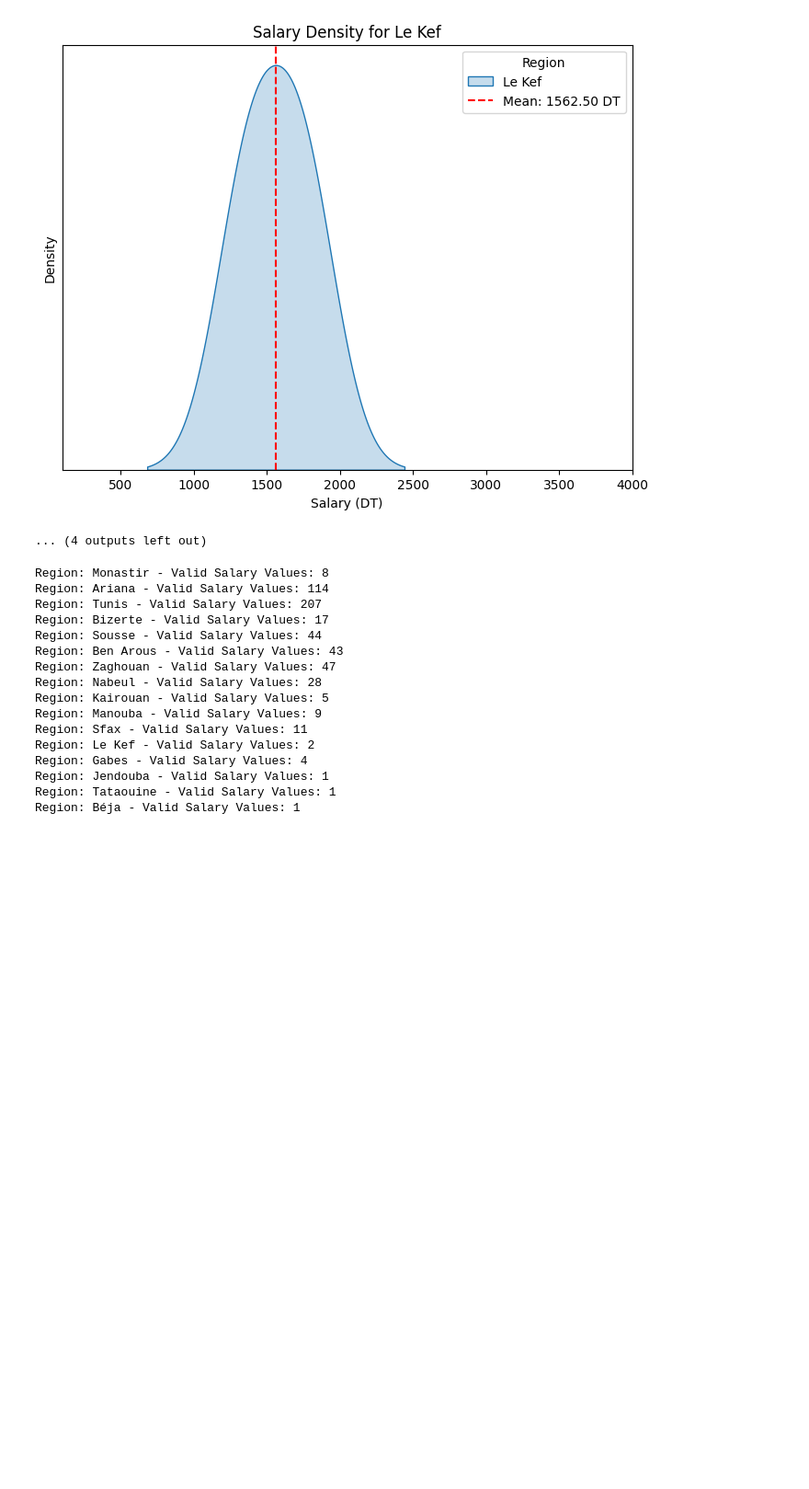
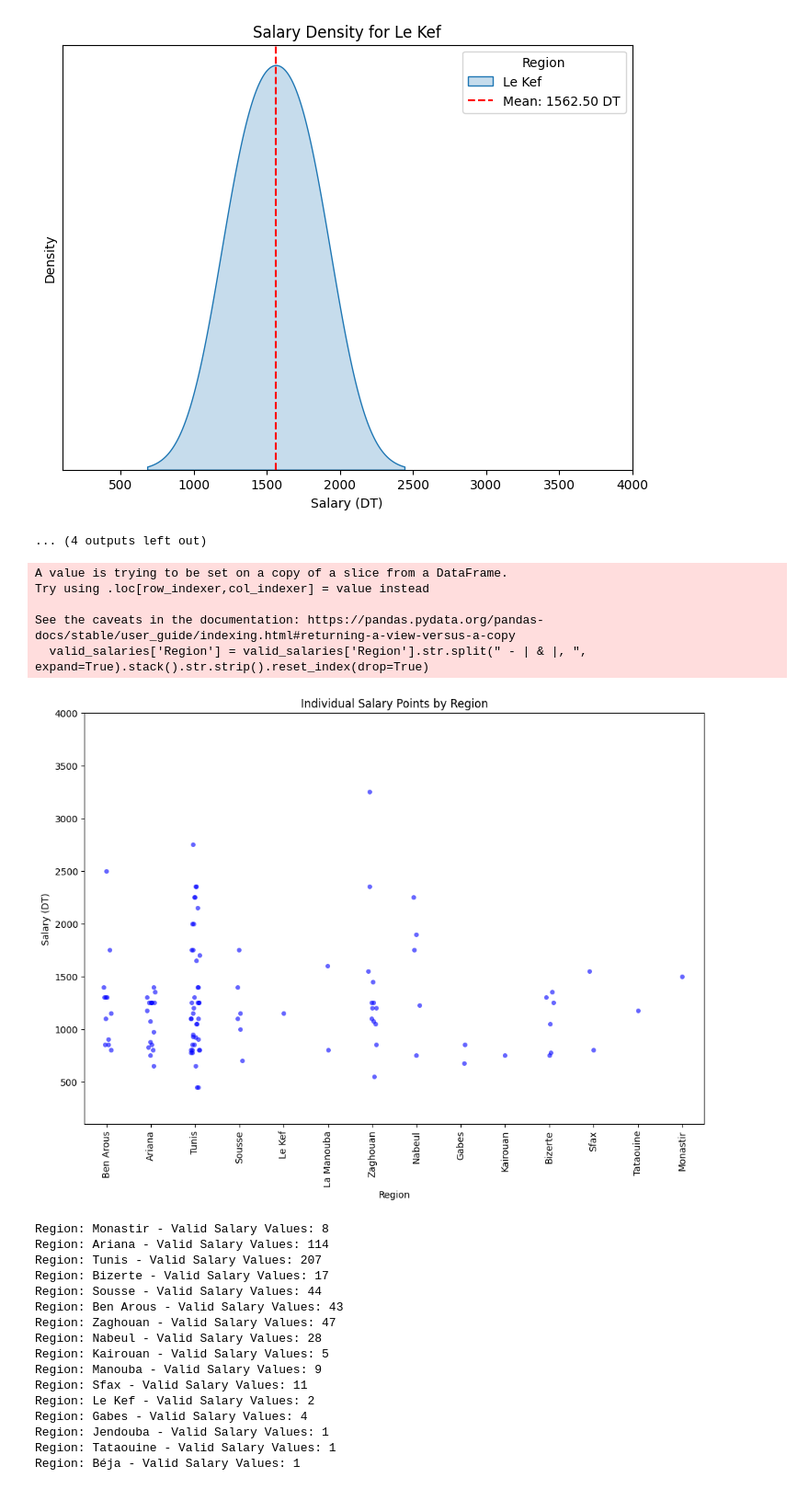
Before and after one commit to ImtiezMrad/ML-project, a Jupyter notebook: tanitjobsscrapper/data_preparation.ipynb, the cells around one changed output. Shown at 92% size. Drawn from its saved outputs; the diff is of its cells as text; code cells hidden in the pictures; blank space fills up the shorter version.

```diff
--- a/tanitjobsscrapper/data_preparation.ipynb
+++ b/tanitjobsscrapper/data_preparation.ipynb
@@ -496,6 +551,69 @@ for region in all_regions.unique():
 [figure]
 [figure]
 ... (4 outputs left out)
+# %%
+import matplotlib.pyplot as plt
+import seaborn as sns
+import pandas as pd
+import numpy as np
+
+# Process the salary function
+def process_salary(salary):
+    if salary is None or pd.isna(salary) or "DT / Mois" not in salary:
+        return np.nan
+    salary = salary.replace(" DT / Mois", "").replace(",", ".")
+    if "-" in salary:
+        try:
+            low, high = map(float, salary.split(" - "))
+            if low <= 100 or high <= 100:  # Outliers
+                return np.nan
+            return (low + high) / 2
+        except ValueError:
+            return np.nan
+    else:
+        try:
+            value = float(salary)
+            if value <= 100:  # Outliers
+                return np.nan
+            return value
+        except ValueError:
+            return np.nan
+
+# Apply the processing on the salary column
+combined_df["Processed_Salary"] = combined_df["Salary"].apply(process_salary)
+
+# Filter out rows with invalid salary data
+valid_salaries = combined_df.dropna(subset=["Processed_Salary"])
+
+# Split the "Region" column into individual regions, stack, and strip whitespace
+all_regions = valid_salaries["Region"].str.split(" - | & |, ", expand=True).stack().str.strip()
+
+# Standardize region names
+all_regions.replace({"La Manouba": "Manouba"}, inplace=True)
+
+# Create a new column 'Region' for each individual region
+valid_salaries['Region'] = valid_salaries['Region'].str.split(" - | & |, ", expand=True).stack().str.strip().reset_index(drop=True)
+
+# Create a strip plot for salary values by region
+plt.figure(figsize=(12, 8))
+sns.stripplot(x="Region", y="Processed_Salary", data=valid_salaries, jitter=True, color='blue', alpha=0.6)
+
+# Customize the plot
+plt.title('Individual Salary Points by Region')
+plt.xlabel('Region')
+plt.ylabel('Salary (DT)')
+plt.xticks(rotation=90)  # Rotate x-axis labels to avoid overlap
+plt.ylim(100, 4000)  # Limit the salary range for better visualization
+
+# Show the plot
+plt.show()
+# %% [output]
+A value is trying to be set on a copy of a slice from a DataFrame.
+Try using .loc[row_indexer,col_indexer] = value instead
+
+See the caveats in the documentation: https://pandas.pydata.org/pandas-docs/stable/user_guide/indexing.html#returning-a-view-versus-a-copy
+  valid_salaries['Region'] = valid_salaries['Region'].str.split(" - | & |, ", expand=True).stack().str.strip().reset_index(drop=True)
+[figure, added]
 # %%
 import pandas as pd
 
```
Also changed, not shown: parts of 8 cells of this notebook, 2 other files.
